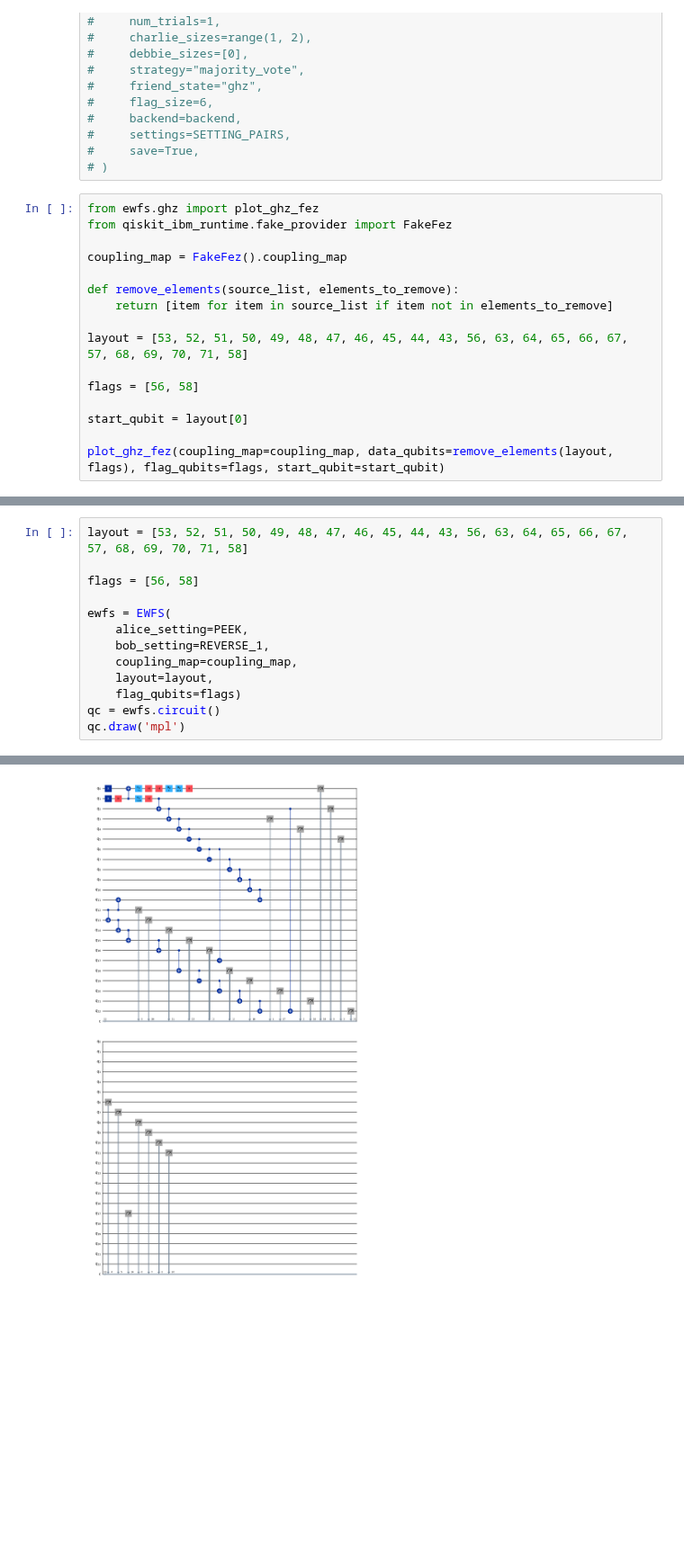
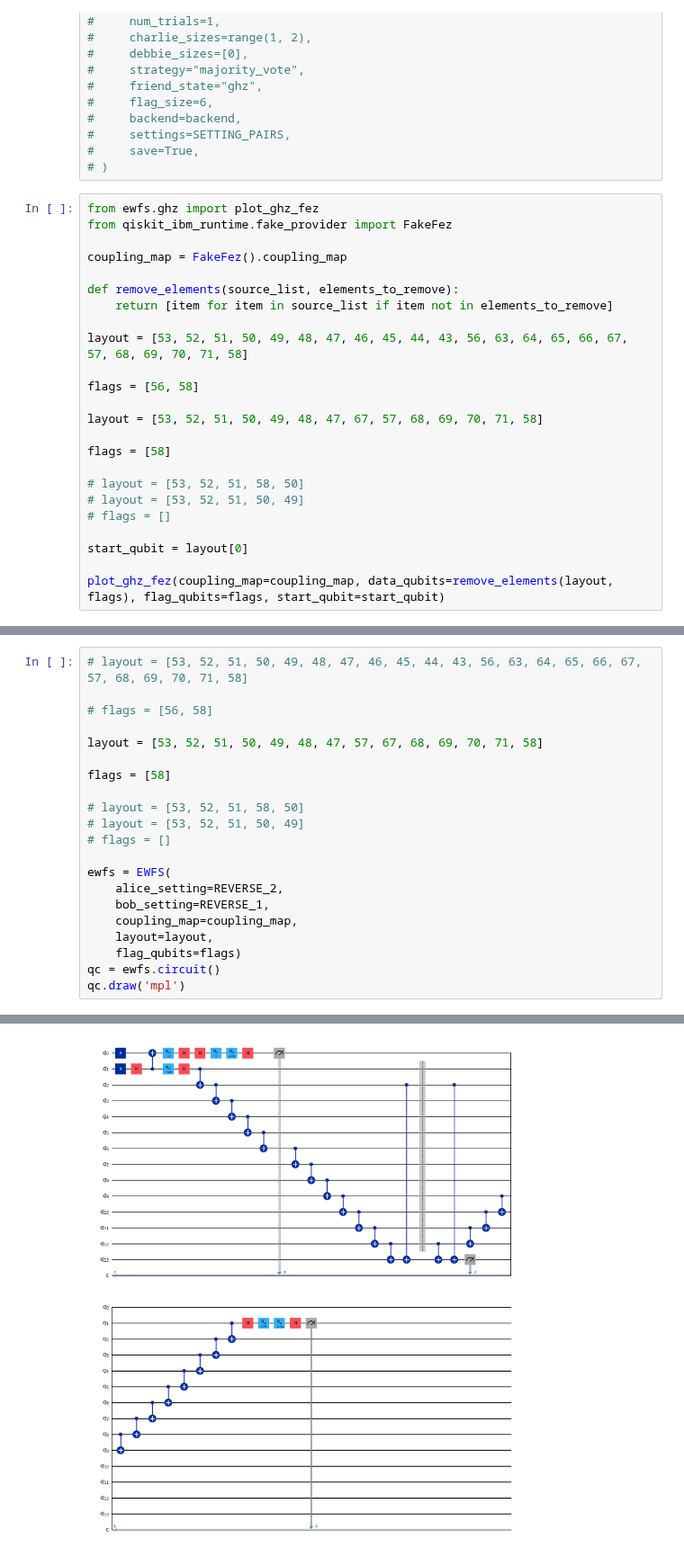
Before and after one commit to unitaryfoundation/wigners_friend, a Jupyter notebook: hardware_runs.ipynb, the cells around one changed output, grey strips where cells are left out. Shown at 90% size. Saved outputs shown, nothing was run; the diff lists cells and outputs as text; blank space fills up the shorter version.

```diff
--- a/hardware_runs.ipynb
+++ b/hardware_runs.ipynb
@@ -61,6 +61,14 @@ layout = [53, 52, 51, 50, 49, 48, 47, 46, 45, 44, 43, 56, 63, 64, 65, 66, 67, 57
 
 flags = [56, 58]
 
+layout = [53, 52, 51, 50, 49, 48, 47, 67, 57, 68, 69, 70, 71, 58]
+
+flags = [58]
+
+# layout = [53, 52, 51, 58, 50]
+# layout = [53, 52, 51, 50, 49]
+# flags = []
+
 start_qubit = layout[0]
 
 plot_ghz_fez(coupling_map=coupling_map, data_qubits=remove_elements(layout, flags), flag_qubits=flags, start_qubit=start_qubit)
@@ -309,12 +339,20 @@ class EWFS:
             qc.h(observer)
             qc.rz(angle, observer)
 # %%
-layout = [53, 52, 51, 50, 49, 48, 47, 46, 45, 44, 43, 56, 63, 64, 65, 66, 67, 57, 68, 69, 70, 71, 58]
+# layout = [53, 52, 51, 50, 49, 48, 47, 46, 45, 44, 43, 56, 63, 64, 65, 66, 67, 57, 68, 69, 70, 71, 58]
 
-flags = [56, 58]
+# flags = [56, 58]
+
+layout = [53, 52, 51, 50, 49, 48, 47, 57, 67, 68, 69, 70, 71, 58]
+
+flags = [58]
+
+# layout = [53, 52, 51, 58, 50]
+# layout = [53, 52, 51, 50, 49]
+# flags = []
 
 ewfs = EWFS(
-    alice_setting=PEEK,
+    alice_setting=REVERSE_2,
     bob_setting=REVERSE_1,
     coupling_map=coupling_map,
     layout=layout,
@@ -326 +365 @@ qc.draw('mpl')
-[figure, old version]
+[figure, new version]
```
Also changed, not shown: parts of 9 cells of this notebook, 2 other files.
